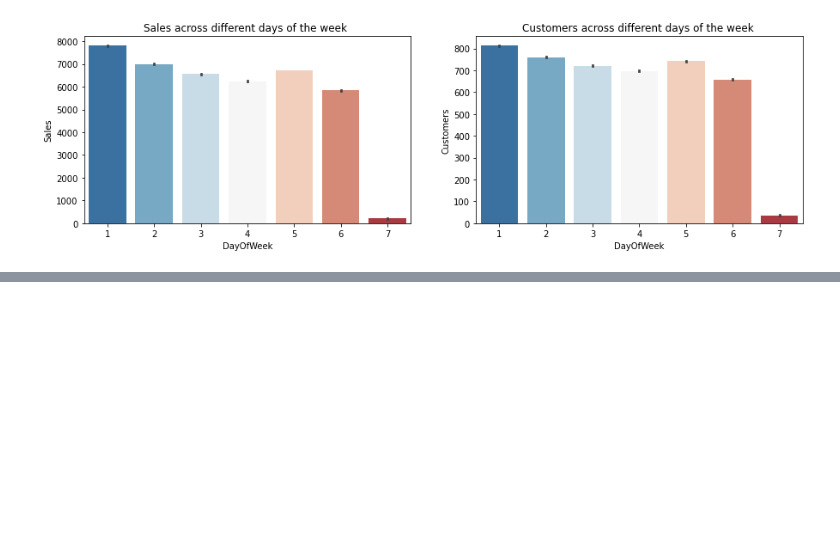
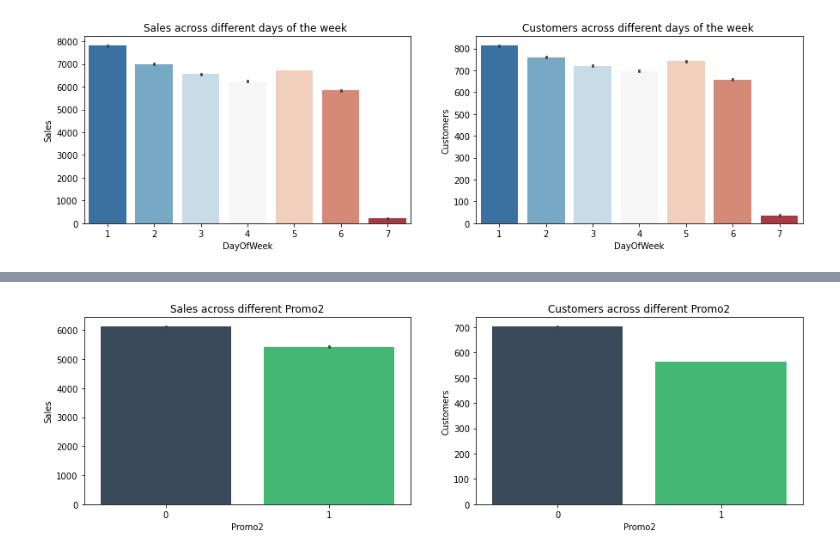
Before and after one commit to Ammon21/Rossmann_Pharmaceutical_Sales, a Jupyter notebook: notebooks/EDA.ipynb, the cells around one changed output, grey strips where cells are left out. Cells and saved outputs as stored; diff of their text form; code cells hidden in the pictures; blank space fills up the shorter version.

```diff
--- a/notebooks/EDA.ipynb
+++ b/notebooks/EDA.ipynb
@@ -531,0 +540,9 @@ plt.show()
+# %%
+flatui = [ "#34495e", "#2ecc71"]
+fig, (axis1,axis2) = plt.subplots(1,2,figsize=(15,4))
+
+sns.barplot(x='Promo2', y='Sales', data=df, ax=axis1, palette = flatui).set_title('Sales across different Promo2')
+sns.barplot(x='Promo2', y='Customers', data=df, ax=axis2, palette = flatui).set_title('Customers across different Promo2')
+plt.show()
+# %% [output]
+[figure, added]
```
Also changed, not shown: parts of 25 cells of this notebook.
